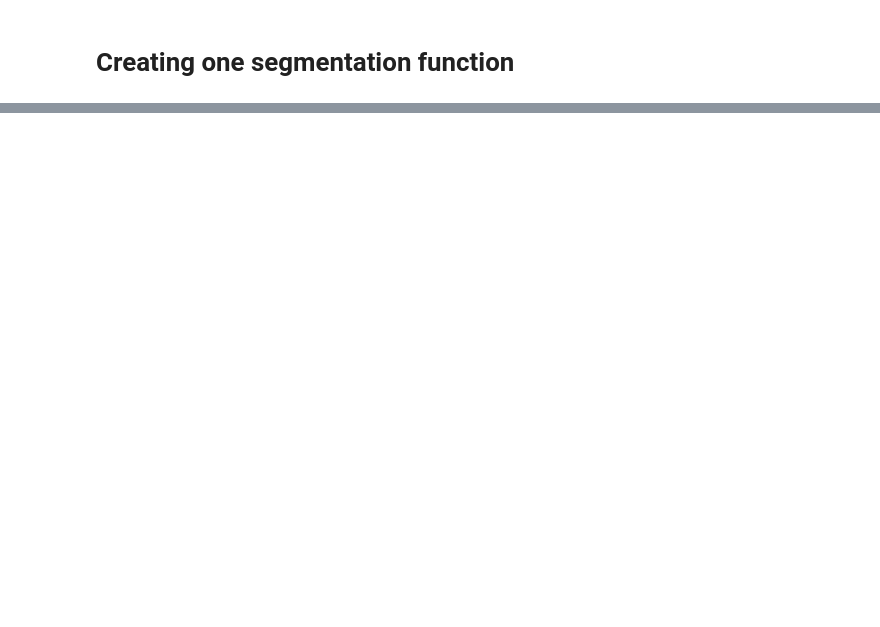
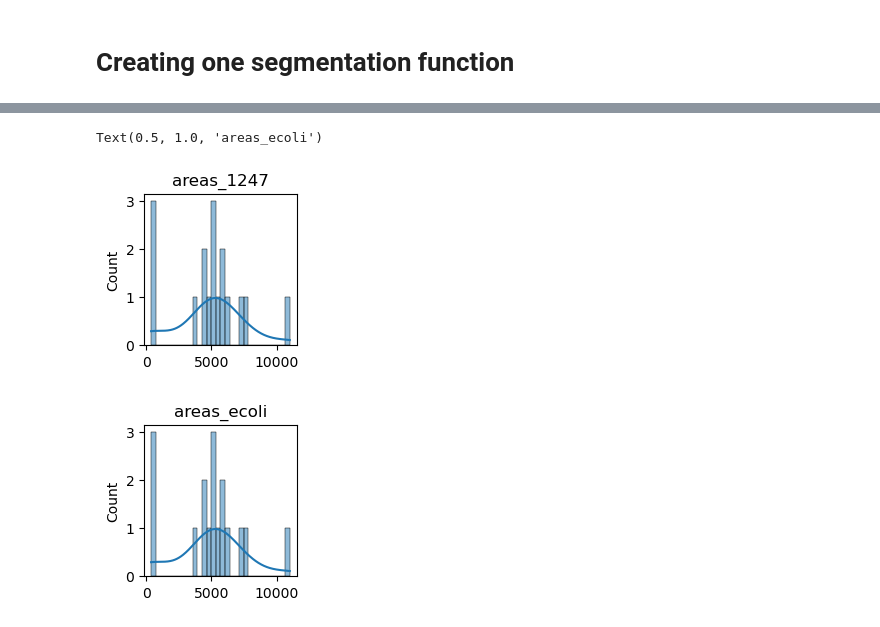
Before and after one commit to Jintram/Workshop_Py_image-analysis_2025, a Jupyter notebook: Answers/Bioimage-analysis_05_answers.ipynb, the cells around one changed output, grey strips where cells are left out. Saved outputs shown, nothing was run; the diff lists cells and outputs as text; code cells hidden in the pictures; blank space fills up the shorter version.

```diff
--- a/Answers/Bioimage-analysis_05_answers.ipynb
+++ b/Answers/Bioimage-analysis_05_answers.ipynb
@@ -242,0 +288,16 @@ my_plot_1(mask_ecoli_1498, mycmap='viridis', myfigsize=(10/2.54,10/2.54))
+# %%
+# A histogram of areas in mask_ecoli_1247
+props_1247 = sk.measure.regionprops(mask_ecoli_1247)
+plt.figure(figsize=(5/2.54,5/2.54))
+sns.histplot(areas_1247, bins=30, kde=True)
+plt.title('areas_1247')
+
+# Also for mask_ecoli_watershed
+props_ecoli = sk.measure.regionprops(mask_ecoli_watershed)
+plt.figure(figsize=(5/2.54,5/2.54))
+sns.histplot(areas_ecoli, bins=30, kde=True)
+plt.title('areas_ecoli')
+# %% [output]
+Text(0.5, 1.0, 'areas_ecoli')
+[figure, added]
+[figure, added]
```
Also changed, not shown: parts of 6 cells of this notebook, 22 other files.
